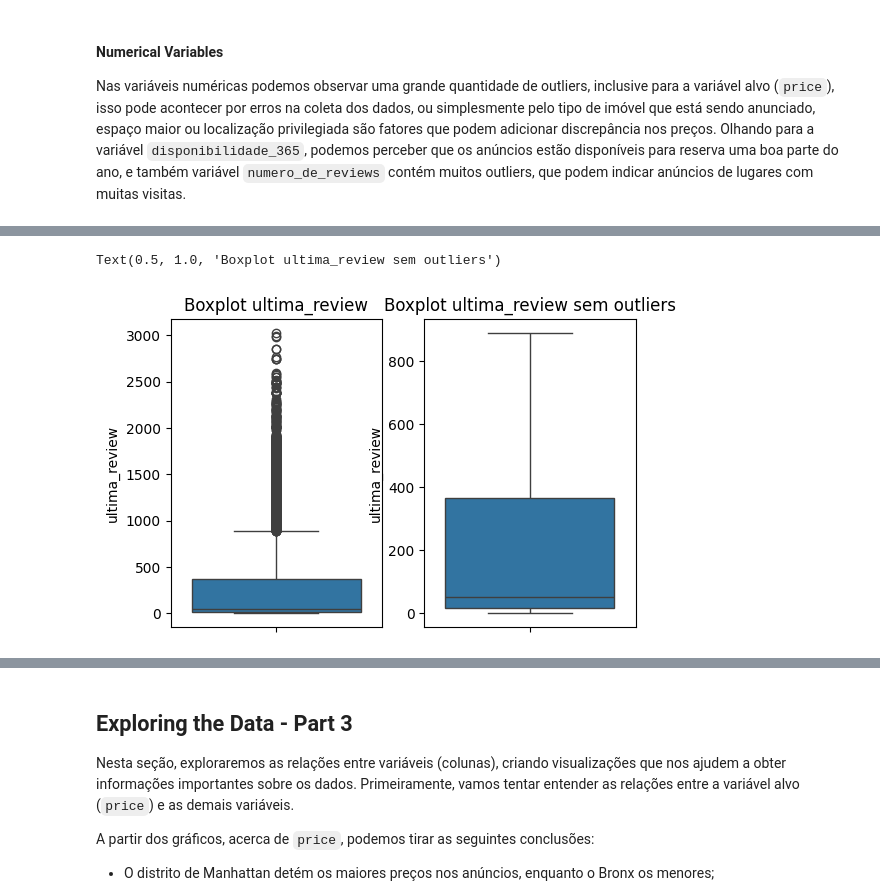
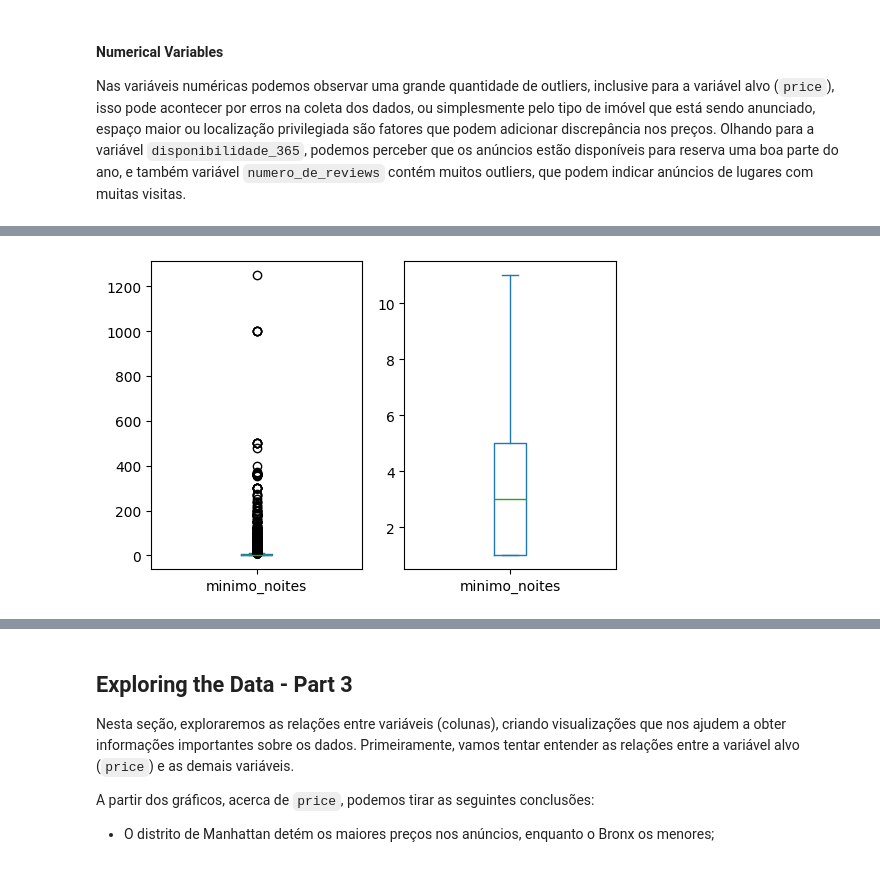
Before and after one commit to ismaalves/Desafio_Indicium, a Jupyter notebook: EDA.ipynb, the cells around one changed output, grey strips where cells are left out. Cells and saved outputs as stored; diff of their text form; code cells hidden in the pictures; blank space fills up the shorter version.

```diff
--- a/EDA.ipynb
+++ b/EDA.ipynb
@@ -120,3 +97,5 @@ memory usage: 5.0+ MB
+# %%
+dados.drop(columns=['ultima_review', 'reviews_por_mes'], inplace=True)
 # %% [markdown]
 ## Exploring the Data - Part 2
 # %% [markdown]
@@ -166,9 +141,3 @@ Ademais, podemos dizer que `ultima_review` e `calculado_host_listings_count` sã
-# %%
-dados['ultima_review'] = pd.to_datetime(dados['ultima_review'])
-
-zero = dados['ultima_review'].max()
-
-dados['ultima_review'] = ((zero - dados['ultima_review']).dt.days)
 # %% [markdown]
 A coluna `calculado_host_listings_count` pode nos ajudar a identificar por exemplo a existência de pessoas físicas e empresas especializadas em aluguel de imóveis. Ao analisar as aparições únicas de cada `host_id` podemos perceber que a quantidade de hosts é menor do que a quantidade total de dados, o que pode ser um indicativo da existência de empresas especializadas.
 # %%
@@ -302,10 +228,9 @@ plt.show()
 # %%
 fig, ax = plt.subplots(1, 2, figsize=(6, 4))
-sns.boxplot(data=dados, y='ultima_review', ax=ax[0])
-sns.boxplot(data=dados, y='ultima_review', showfliers=False, ax=ax[1])
 
-ax[0].set_title(f'Boxplot ultima_review')
-ax[1].set_title(f'Boxplot ultima_review sem outliers')
+dados['minimo_noites'].plot.box(ax=ax[0])
+dados['minimo_noites'].plot.box(showfliers=False, ax=ax[1])
+
+plt.show()
 # %% [output]
-Text(0.5, 1.0, 'Boxplot ultima_review sem outliers')
-[figure, old version]
+[figure, new version]
```
Also changed, not shown: parts of 27 cells of this notebook.
